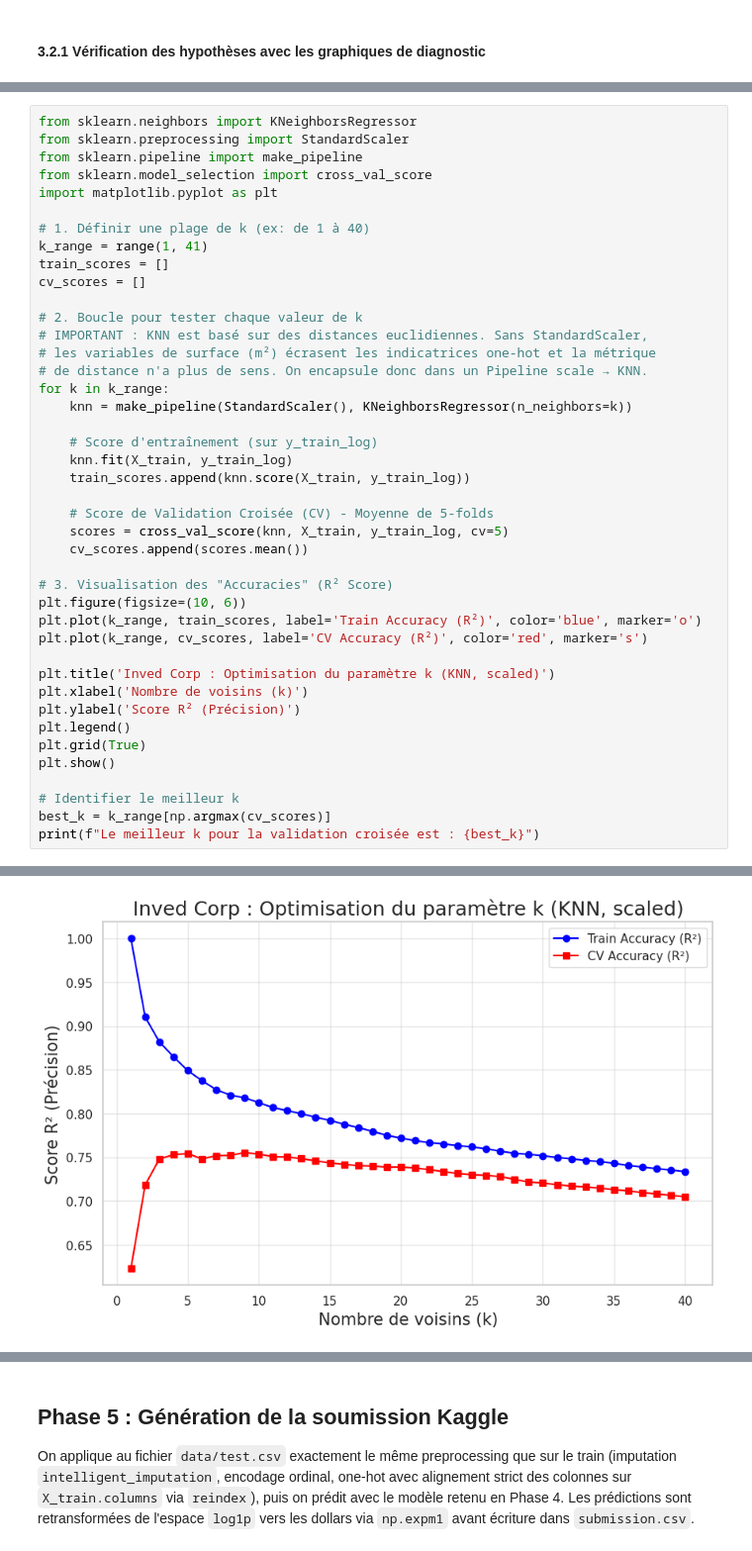
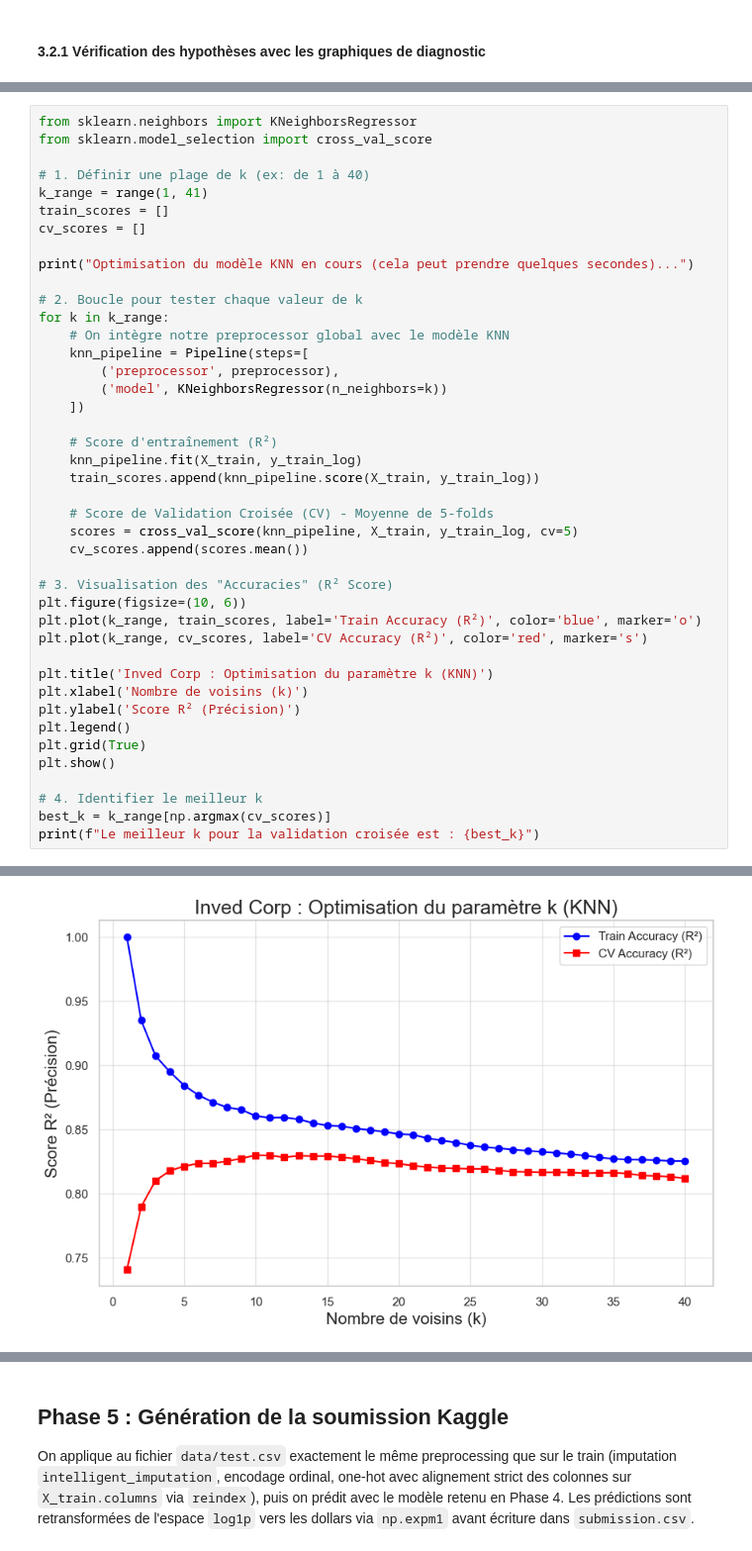
Before and after one commit to NoeBerdoz/predicting-house-prices-ml, a Jupyter notebook: predicting-houses-prices-ml.ipynb, the cells around one changed output, grey strips where cells are left out. Shown at 99% size. Saved outputs shown, nothing was run; the diff lists cells and outputs as text.

```diff
--- a/predicting-houses-prices-ml.ipynb
+++ b/predicting-houses-prices-ml.ipynb
@@ -1350,28 +1403,28 @@ Le score RMSE final du modèle sélectionné est : 0.1280
 # %%
 from sklearn.neighbors import KNeighborsRegressor
-from sklearn.preprocessing import StandardScaler
-from sklearn.pipeline import make_pipeline
 from sklearn.model_selection import cross_val_score
-import matplotlib.pyplot as plt
 
 # 1. Définir une plage de k (ex: de 1 à 40)
 k_range = range(1, 41)
 train_scores = []
 cv_scores = []
 
+print("Optimisation du modèle KNN en cours (cela peut prendre quelques secondes)...")
+
 # 2. Boucle pour tester chaque valeur de k
-# IMPORTANT : KNN est basé sur des distances euclidiennes. Sans StandardScaler,
-# les variables de surface (m²) écrasent les indicatrices one-hot et la métrique
-# de distance n'a plus de sens. On encapsule donc dans un Pipeline scale → KNN.
 for k in k_range:
-    knn = make_pipeline(StandardScaler(), KNeighborsRegressor(n_neighbors=k))
+    # On intègre notre preprocessor global avec le modèle KNN
+    knn_pipeline = Pipeline(steps=[
+        ('preprocessor', preprocessor),
+        ('model', KNeighborsRegressor(n_neighbors=k))
+    ])
 
-    # Score d'entraînement (sur y_train_log)
-    knn.fit(X_train, y_train_log)
-    train_scores.append(knn.score(X_train, y_train_log))
+    # Score d'entraînement (R²)
+    knn_pipeline.fit(X_train, y_train_log)
+    train_scores.append(knn_pipeline.score(X_train, y_train_log))
 
     # Score de Validation Croisée (CV) - Moyenne de 5-folds
-    scores = cross_val_score(knn, X_train, y_train_log, cv=5)
+    scores = cross_val_score(knn_pipeline, X_train, y_train_log, cv=5)
     cv_scores.append(scores.mean())
 
 # 3. Visualisation des "Accuracies" (R² Score)
@@ -1379,14 +1432,14 @@ plt.figure(figsize=(10, 6))
 plt.plot(k_range, train_scores, label='Train Accuracy (R²)', color='blue', marker='o')
 plt.plot(k_range, cv_scores, label='CV Accuracy (R²)', color='red', marker='s')
 
-plt.title('Inved Corp : Optimisation du paramètre k (KNN, scaled)')
+plt.title('Inved Corp : Optimisation du paramètre k (KNN)')
 plt.xlabel('Nombre de voisins (k)')
 plt.ylabel('Score R² (Précision)')
 plt.legend()
 plt.grid(True)
 plt.show()
 
-# Identifier le meilleur k
+# 4. Identifier le meilleur k
 best_k = k_range[np.argmax(cv_scores)]
 print(f"Le meilleur k pour la validation croisée est : {best_k}")
 # %% [output]
@@ -1393 +1447 @@ print(f"Le meilleur k pour la validation croisée est : {best_k}")
-[figure, old version]
+[figure, new version]
```
Also changed, not shown: parts of 38 cells of this notebook.
